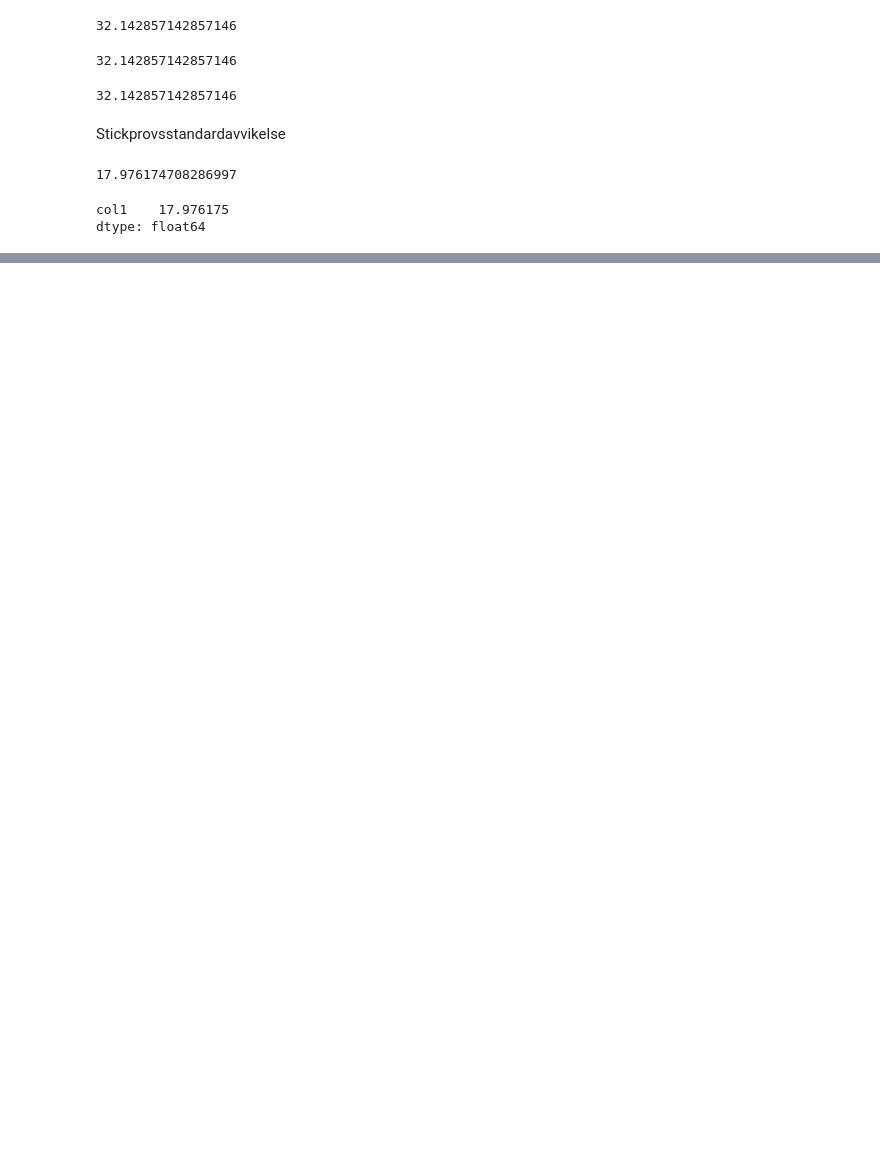
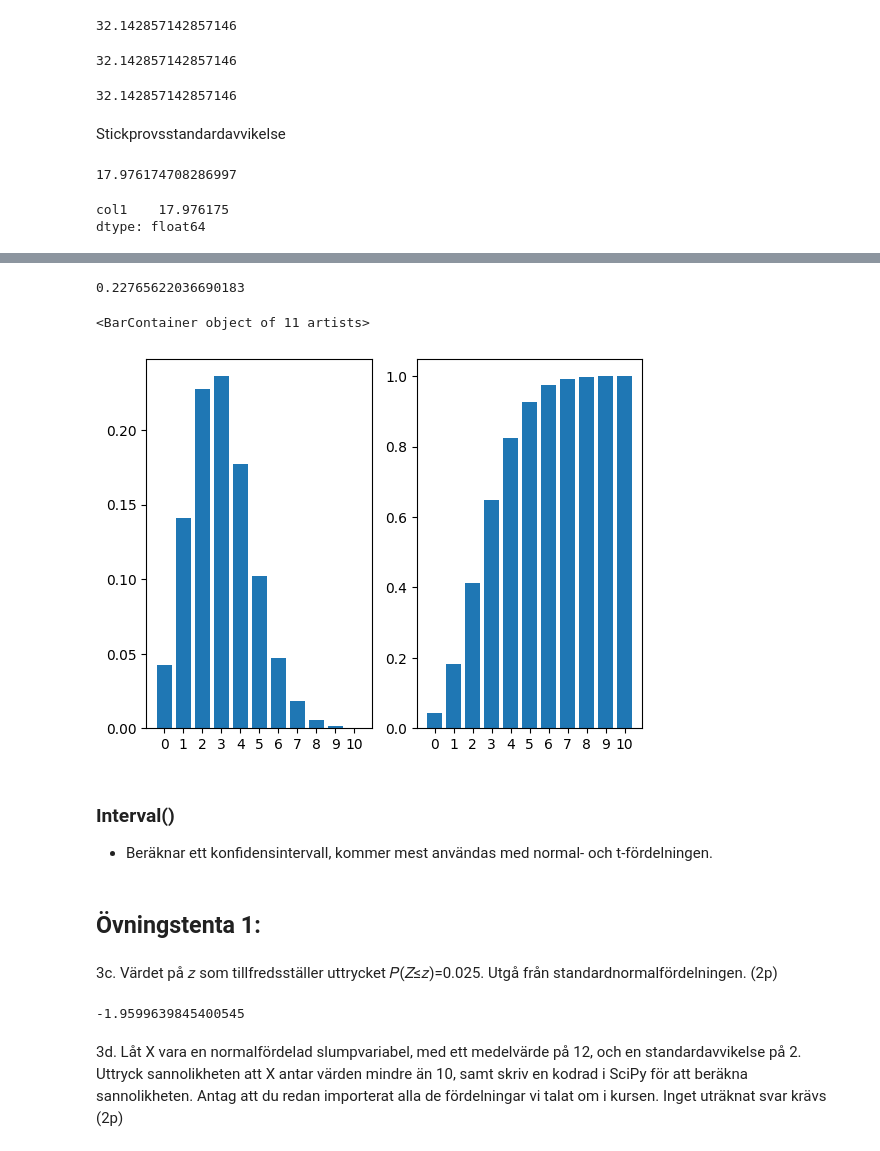
Before and after one commit to dancla240/Statistiska_Metoder, a Jupyter notebook: play.ipynb, the cells around one changed output, grey strips where cells are left out. Cells and saved outputs as stored; diff of their text form; code cells hidden in the pictures; blank space fills up the shorter version.

```diff
--- a/play.ipynb
+++ b/play.ipynb
@@ -33,0 +102,35 @@ dtype: float64
+# %%
+from scipy.stats import binom # importerar binomialfördelningen
+n = 30
+p = 0.1
+result = binom.pmf(k=2, n=n, p=p)
+print(result)
+# %% [output]
+0.22765622036690183
+# %%
+k_array =  np.linspace(0,10, 11)
+binom_pmf = binom.pmf(k=k_array, n=n, p=p)
+binom_cdf = binom.cdf(k=k_array, n=n, p=p)
+fig, ax = plt.subplots(1,2, sharex=True)
+plt.xticks(range(len(k_array)))
+ax[0].bar(x=k_array, height=binom_pmf)
+ax[1].bar(x=k_array, height=binom_cdf)
+# %% [output]
+<BarContainer object of 11 artists>
+[figure, added]
+# %% [markdown]
+### Interval()
+- Beräknar ett konfidensintervall, kommer mest användas med normal- och t-fördelningen.
+# %% [markdown]
+## Övningstenta 1:
+# %% [markdown]
+3c. Värdet på 𝑧 som tillfredsställer uttrycket 𝑃(𝑍≤𝑧)=0.025. Utgå från standardnormalfördelningen. (2p)
+# %%
+scs.norm.ppf(0.025)
+# Förklaring: vi känner till sannolikheten och söker värdet på x-axeln i en normalfördelning.
+# Då använder man "percent point function", ppf. Den är inversen av cdf, cumulative distribution function"
+# Eftersom det är standard normafördelning så behöver vi inte ange medelvärde eller std.
+# %% [output]
+-1.9599639845400545
+# %% [markdown]
+3d. Låt X vara en normalfördelad slumpvariabel, med ett medelvärde på 12, och en standardavvikelse på 2. Uttryck sannolikheten att X antar värden mindre än 10, samt skriv en kodrad i SciPy för att beräkna sannolikheten. Antag att du redan importerat alla de fördelningar vi talat om i kursen. Inget uträknat svar krävs (2p)
```
Also changed, not shown: parts of 22 cells of this notebook.
